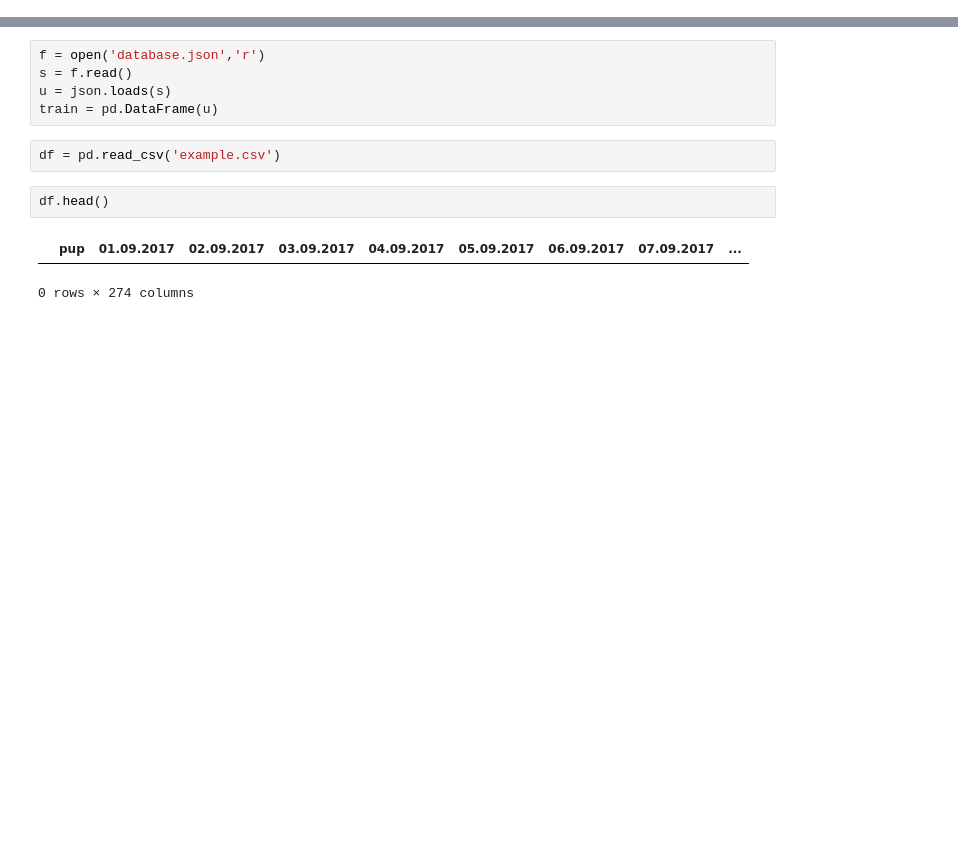
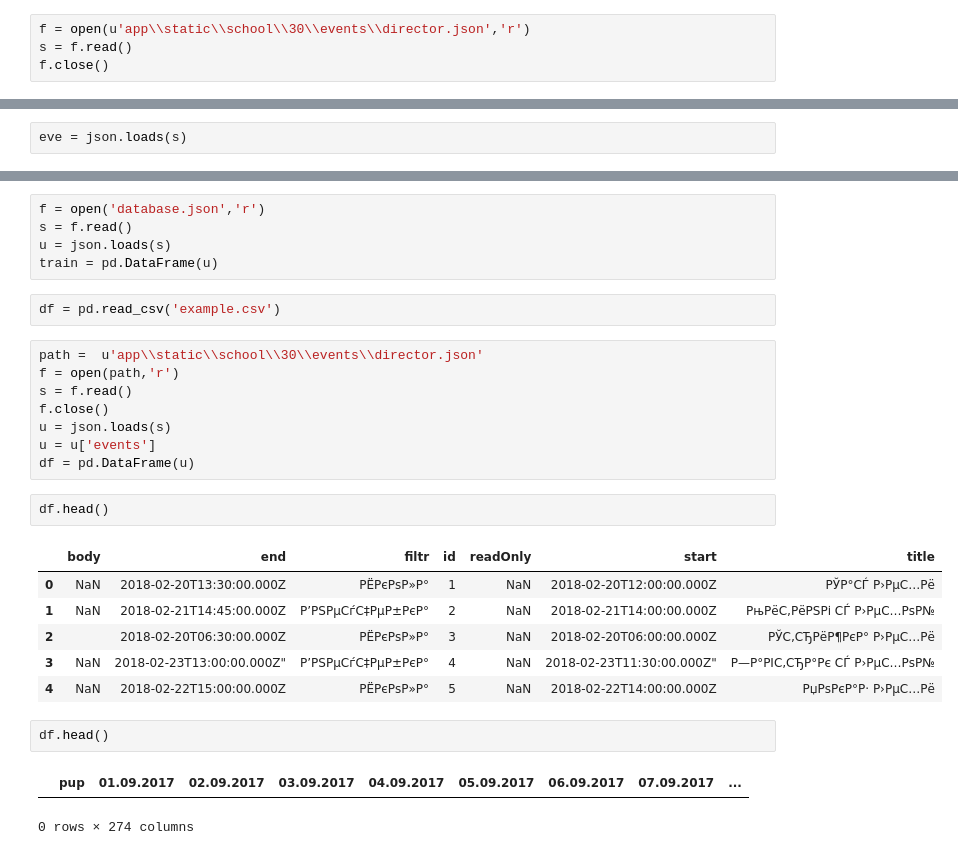
Before and after one commit to vikiwai/eleschorg, a Jupyter notebook: flask/Untitled.ipynb, the cells around one changed output, grey strips where cells are left out. Cells and saved outputs as stored; diff of their text form; blank space fills up the shorter version.

```diff
--- a/flask/Untitled.ipynb
+++ b/flask/Untitled.ipynb
@@ -1,3 +1,7 @@
 # %%
 import pandas as pd
 import json
+# %%
+f = open(u'app\\static\\school\\30\\events\\director.json','r')
+s = f.read()
+f.close()
@@ -3,0 +17,2 @@ import json
+# %%
+eve = json.loads(s)
@@ -8,6 +53,23 @@ u = json.loads(s)
 train = pd.DataFrame(u)
 # %%
 df = pd.read_csv('example.csv')
+# %%
+path =  u'app\\static\\school\\30\\events\\director.json'
+f = open(path,'r')
+s = f.read()
+f.close()
+u = json.loads(s)
+u = u['events']
+df = pd.DataFrame(u)
+# %%
+df.head()
+# %% [output]
+|  | body | end | filtr | id | readOnly | start | title |
+| 0 | NaN | 2018-02-20T13:30:00.000Z | РЁРєРѕР»Р° | 1 | NaN | 2018-02-20T12:00:00.000Z | РЎР°СЃ Р›РµС…Рё |
+| 1 | NaN | 2018-02-21T14:45:00.000Z | Р’РЅРµСѓС‡РµР±РєР° | 2 | NaN | 2018-02-21T14:00:00.000Z | РњРёС‚РёРЅРі СЃ Р›РµС…РѕР№ |
+| 2 |  | 2018-02-20T06:30:00.000Z | РЁРєРѕР»Р° | 3 | NaN | 2018-02-20T06:00:00.000Z | РЎС‚СЂРёР¶РєР° Р›РµС…Рё |
+| 3 | NaN | 2018-02-23T13:00:00.000Z" | Р’РЅРµСѓС‡РµР±РєР° | 4 | NaN | 2018-02-23T11:30:00.000Z" | Р—Р°РІС‚СЂР°Рє СЃ Р›РµС…РѕР№ |
+| 4 | NaN | 2018-02-22T15:00:00.000Z | РЁРєРѕР»Р° | 5 | NaN | 2018-02-22T14:00:00.000Z | РџРѕРєР°Р· Р›РµС…Рё |
 # %%
 df.head()
 # %% [output]
```
Also changed, not shown: parts of 11 cells of this notebook, 23 other files.
